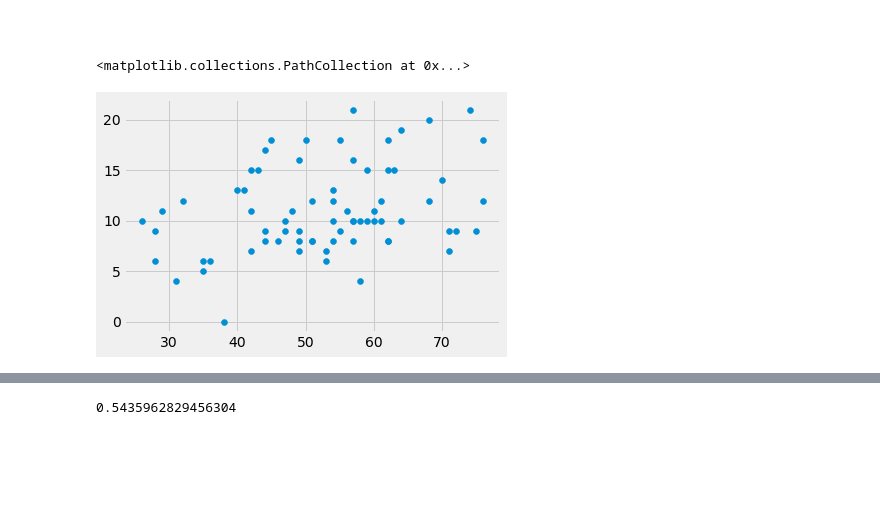
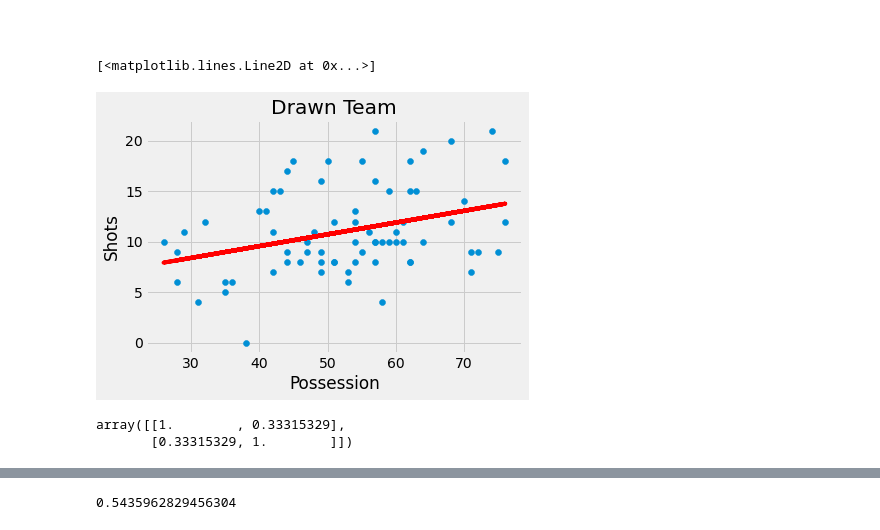
Before and after one commit to colm-o-caoimh/FootballSimulation, a Jupyter notebook: PDA_Project2020.ipynb, the cells around one changed output, grey strips where cells are left out. Saved outputs shown, nothing was run; the diff lists cells and outputs as text; code cells hidden in the pictures; blank space fills up the shorter version.

Commit message:
Began simulation with new variables; improved visualisation

```diff
--- a/PDA_Project2020.ipynb
+++ b/PDA_Project2020.ipynb
@@ -543,8 +543,8 @@ The draw dataset will contain variable values pertaining to the drawn matches. A
 <br>
 # %%
 # Split dataframe based on result (draws)
-draw_only = df1.loc[df1['home_team_result'] == 'D']
-draw_only
+draw_only_df = df1.loc[df1['home_team_result'] == 'D']
+draw_only_df
 # %% [output]
 |  | home_team_possession | home_team_shots | home_team_result |
 | 6 | 57 | 10 | D |
@@ -577,7 +577,7 @@ draw_only.describe()
 ##### Draw possession
 # %%
 # Create series with possession data only
-draw_possession = draw_only["home_team_possession"]
+draw_possession = draw_only_df["home_team_possession"]
 
 # Summary of possession data
 draw_possession.describe()
@@ -606,7 +606,7 @@ plt.hist(draw_possession)
 <br>
 # %%
 # Create series with the shots variable
-draw_shots = draw_only['home_team_shots']
+draw_shots = draw_only_df['home_team_shots']
 
 # Summary of shots variable
 draw_shots.describe()
@@ -634,8 +634,27 @@ draw_shots_distribution.plot(kind='bar')
 [figure]
 # %% [markdown]
 <br>
-# %%
-plt.scatter(draw_possession, draw_shots)
-# %% [output]
-<matplotlib.collections.PathCollection at 0x...>
-[figure, removed]
+# %%
+# Plot possession and shots on a scatter plot
+plt.scatter(draw_possession, draw_shots)
+
+# Fit line to data
+m, b = np.polyfit(draw_possession, draw_shots, 1)
+
+
+plt.title("Drawn Team")
+plt.xlabel("Possession")
+plt.ylabel("Shots")
+
+# Plot line on scatter plot
+plt.plot(draw_possession, m*draw_possession + b, color='red')
+# %% [output]
+[<matplotlib.lines.Line2D at 0x...>]
+[figure, added]
+# %%
+# Caculate Pearson's Correlation Coefficient
+r_draw = np.corrcoef(draw_possession, draw_shots)
+r_draw
+# %% [output]
+array([[1.        , 0.33315329],
+       [0.33315329, 1.        ]])
```
Also changed, not shown: parts of 48 cells of this notebook.
